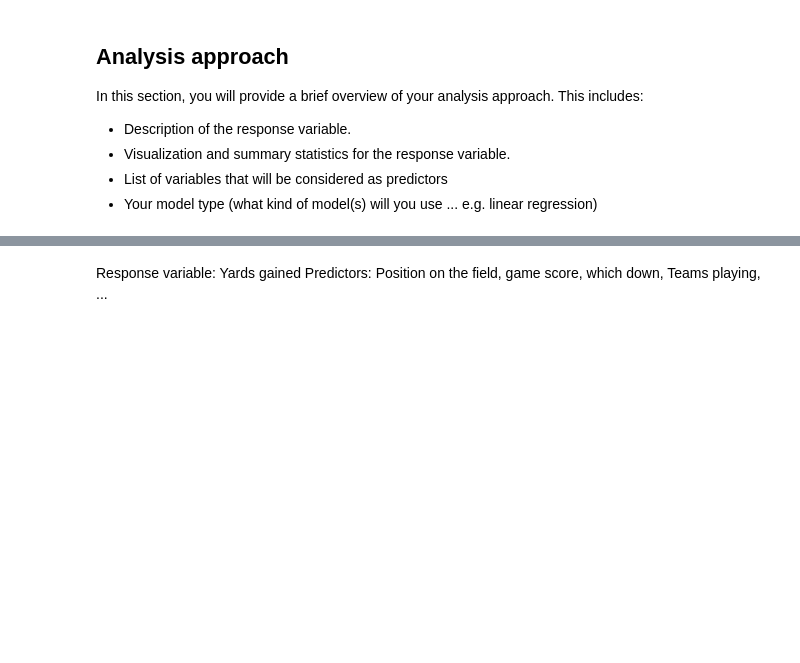
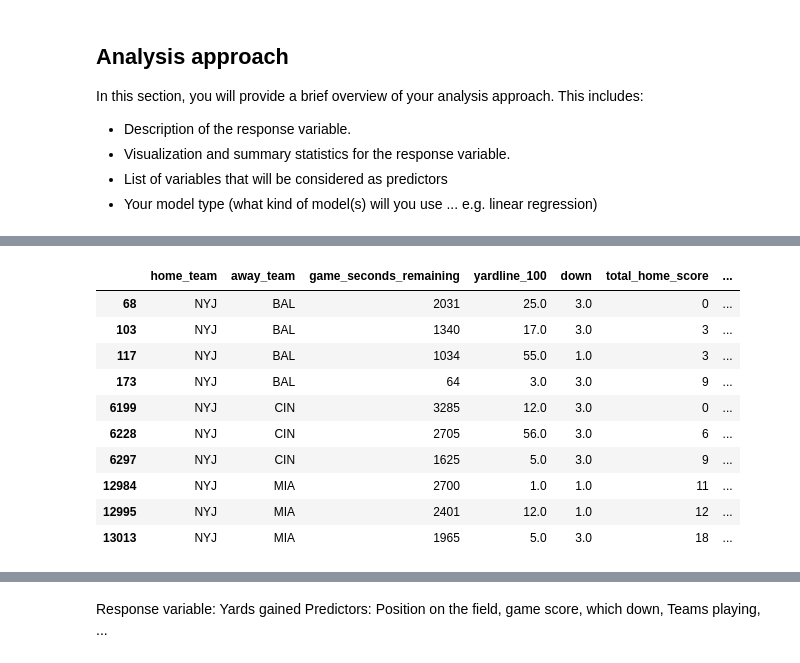
Before and after one commit to Raalit00/Statistic_Project, a Jupyter notebook: references/project-proposal.ipynb, the cells around one changed output, grey strips where cells are left out. Cells and saved outputs as stored; diff of their text form; code cells hidden in the pictures; blank space fills up the shorter version.

Commit message:
Doing some Data Visualisation- not very succesfully...

```diff
--- a/references/project-proposal.ipynb
+++ b/references/project-proposal.ipynb
@@ -39,3 +39,15 @@ In this section, you will provide a brief overview of your analysis approach. Th
 -   Visualization and summary statistics for the response variable.
 -   List of variables that will be considered as predictors
 -   Your model type (what kind of model(s) will you use ... e.g. linear regression)
+# %%
+import pandas as pd
+import altair as alt
+import warnings
+
+
+alt.data_transformers.disable_max_rows()
+warnings.simplefilter(action='ignore', category=FutureWarning)
+
+# Loading Data
+path = "..\\data\\raw\\play_by_play_2022.csv"
+df = pd.read_csv(path, low_memory=False)
@@ -41,0 +70,14 @@ In this section, you will provide a brief overview of your analysis approach. Th
+# %%
+# Select the relevant variables, the lesser we select the more we have
+data_selection = ["home_team", "away_team","game_seconds_remaining", "yardline_100",
+"down", "total_home_score", "score_differential", "play_clock", "touchdown", "yards_gained" ]
+
+df_small = df[data_selection]
+
+
+# drop missing values
+df_small.dropna(inplace=True)#
+# filter Data Only where yard are gained
+df_small = df_small.loc[df.home_team=="NYJ" ]
+
+df_small.loc[:10, data_selection]
@@ -41,0 +120,15 @@ In this section, you will provide a brief overview of your analysis approach. Th
+# %%
+# Show data with a touchdown
+df_small.loc[df.touchdown > 0].iloc[0:10]
+# %% [output]
+|  | home_team | away_team | game_seconds_remaining | yardline_100 | down | total_home_score | ... |
+| 68 | NYJ | BAL | 2031 | 25.0 | 3.0 | 0 | ... |
+| 103 | NYJ | BAL | 1340 | 17.0 | 3.0 | 3 | ... |
+| 117 | NYJ | BAL | 1034 | 55.0 | 1.0 | 3 | ... |
+| 173 | NYJ | BAL | 64 | 3.0 | 3.0 | 9 | ... |
+| 6199 | NYJ | CIN | 3285 | 12.0 | 3.0 | 0 | ... |
+| 6228 | NYJ | CIN | 2705 | 56.0 | 3.0 | 6 | ... |
+| 6297 | NYJ | CIN | 1625 | 5.0 | 3.0 | 9 | ... |
+| 12984 | NYJ | MIA | 2700 | 1.0 | 1.0 | 11 | ... |
+| 12995 | NYJ | MIA | 2401 | 12.0 | 1.0 | 12 | ... |
+| 13013 | NYJ | MIA | 1965 | 5.0 | 3.0 | 18 | ... |
```
Also changed, not shown: parts of 6 cells of this notebook, 1 other file.
